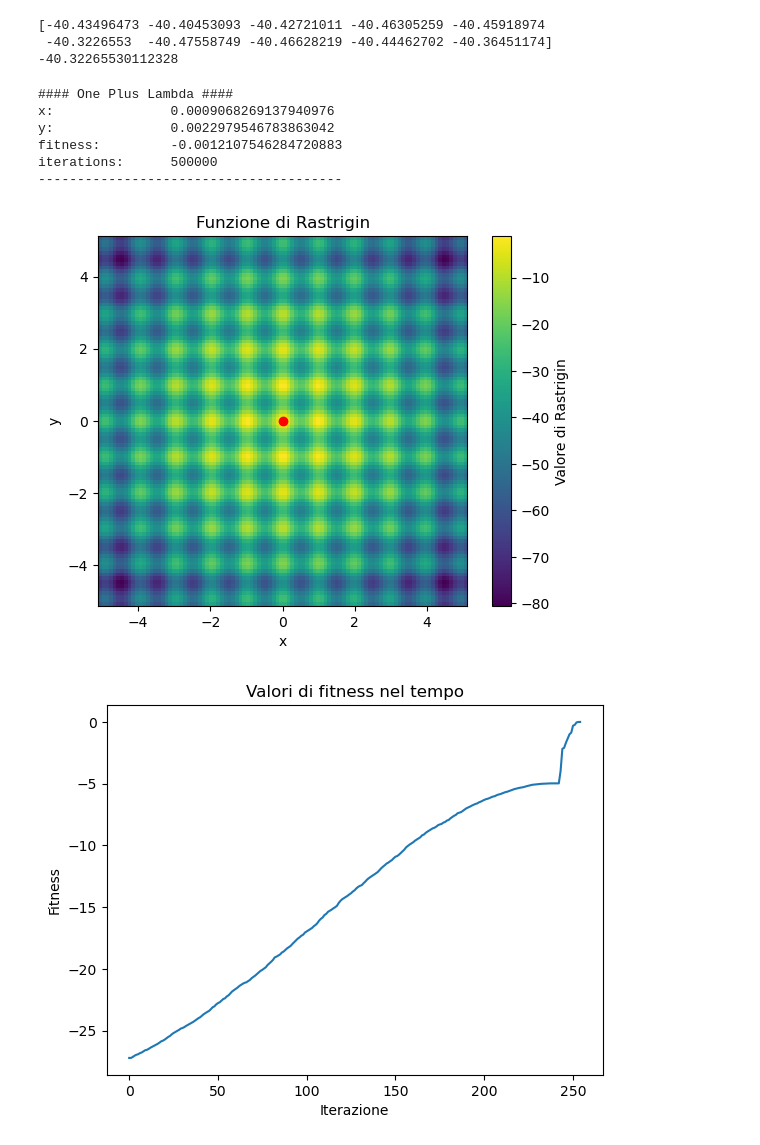
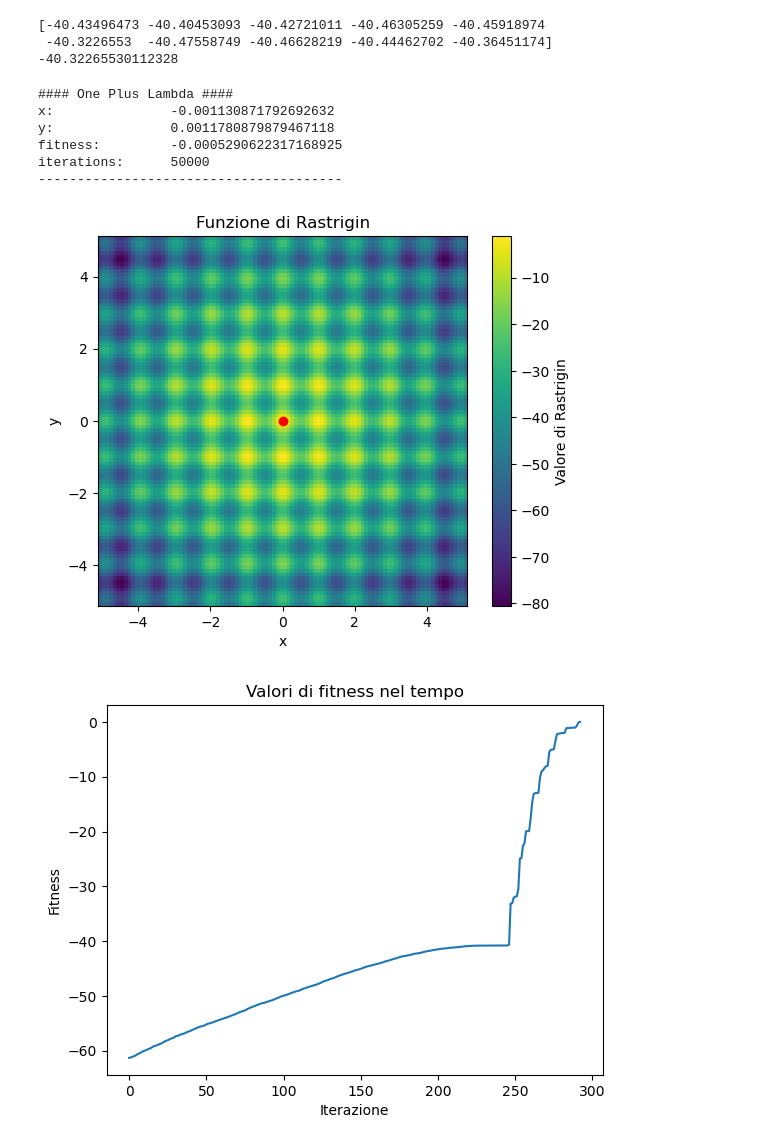
Before and after one commit to NicoloIacobone/Computational_Intelligence, a Jupyter notebook: varie_nico/Single_state.ipynb, the cells around one changed output. Drawn from its saved outputs; the diff is of its cells as text; code cells hidden in the pictures.

```diff
--- a/varie_nico/Single_state.ipynb
+++ b/varie_nico/Single_state.ipynb
@@ -727,21 +722,21 @@ def one_plus_lambda(max_iterations, λ, sigma):
 
     return actual_x, actual_y, actual_fitness, number_iterations, fitness_values
 # %%
-x, y, fitness_sol, iterations, fitness_values = one_plus_lambda(10000000, 20, 0.001)
+x, y, fitness_sol, iterations, fitness_values = one_plus_lambda(1000000, 20, 0.001)
 
 print("#### One Plus Lambda ####")
 print("x:\t\t", x)
 print("y:\t\t", y)
 print("fitness:\t", fitness_sol)
 print("iterations:\t", iterations)
 print("---------------------------------------\n")
 plot_rastrigin(x, y, fitness_values)
 # %% [output]
 #### One Plus Lambda ####
-x:               0.0009068269137940976
-y:               0.0022979546783863042
-fitness:         -0.0012107546284720883
-iterations:      500000
+x:               -0.001130871792692632
+y:               0.0011780879879467118
+fitness:         -0.0005290622317168925
+iterations:      50000
 ---------------------------------------
 [figure]
-[figure, old version]
+[figure, new version]
```
Also changed, not shown: parts of 6 cells of this notebook.
